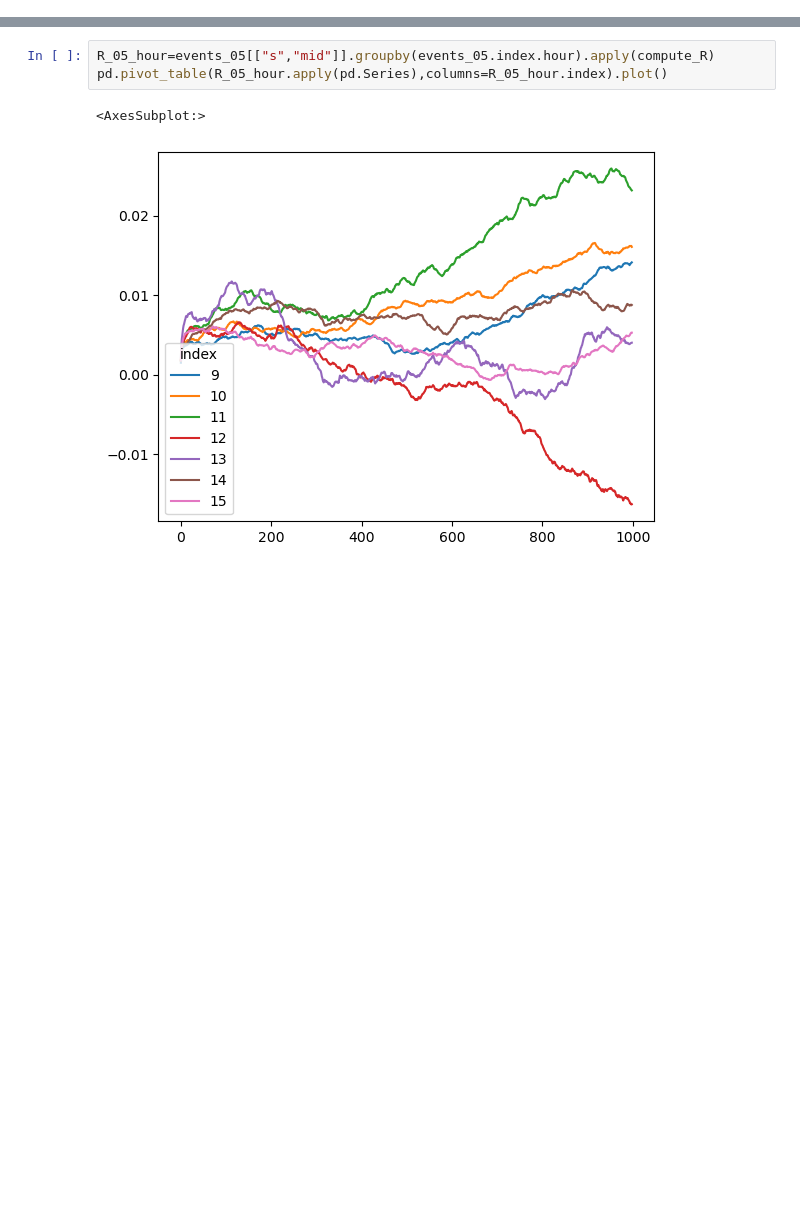
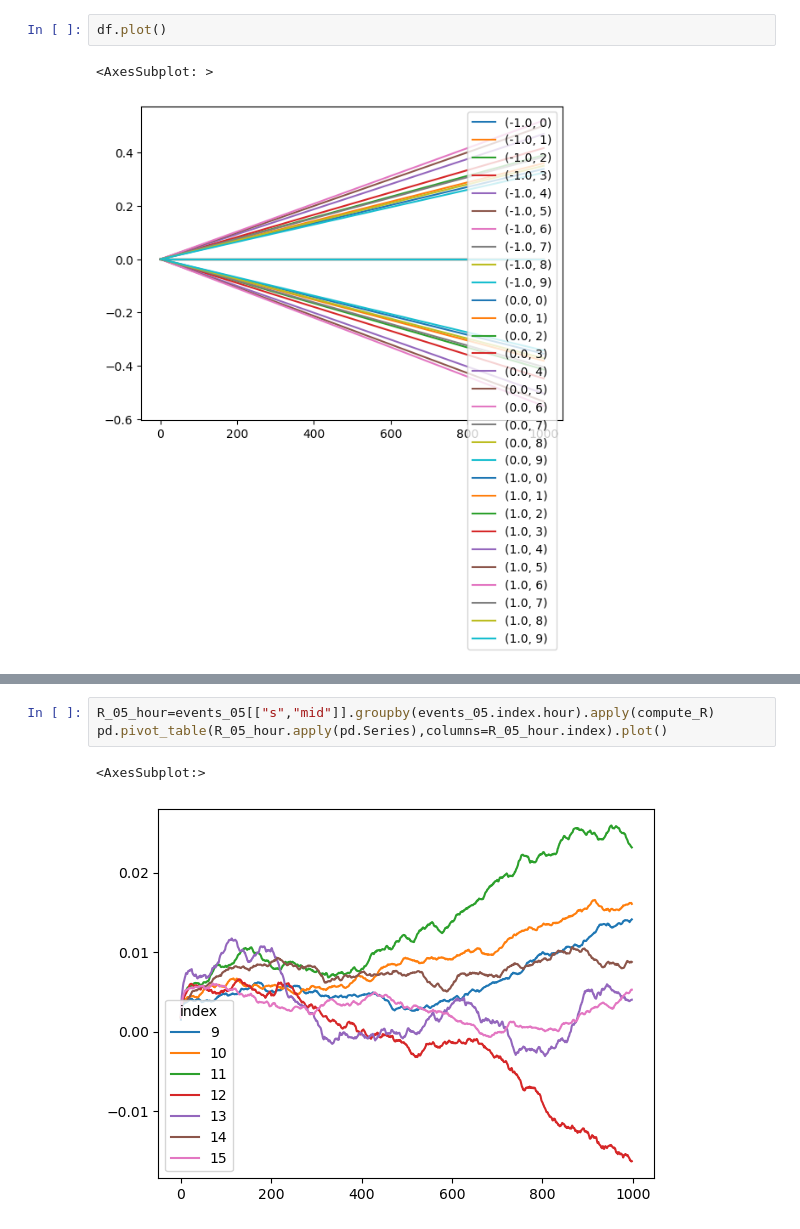
Before and after one commit to HaroldBenoit/behavioural-trading, a Jupyter notebook: project.ipynb, the cells around one changed output, grey strips where cells are left out. Saved outputs shown, nothing was run; the diff lists cells and outputs as text; blank space fills up the shorter version.

```diff
--- a/project.ipynb
+++ b/project.ipynb
@@ -27,3 +105,8 @@ Percentage of unclassifiable trades 13.71%
+# %%
+df.plot()
+# %% [output]
+<AxesSubplot: >
+[figure, added]
 # %%
 from utils import compute_R
 
```
Also changed, not shown: parts of 14 cells of this notebook, 5 other files.
